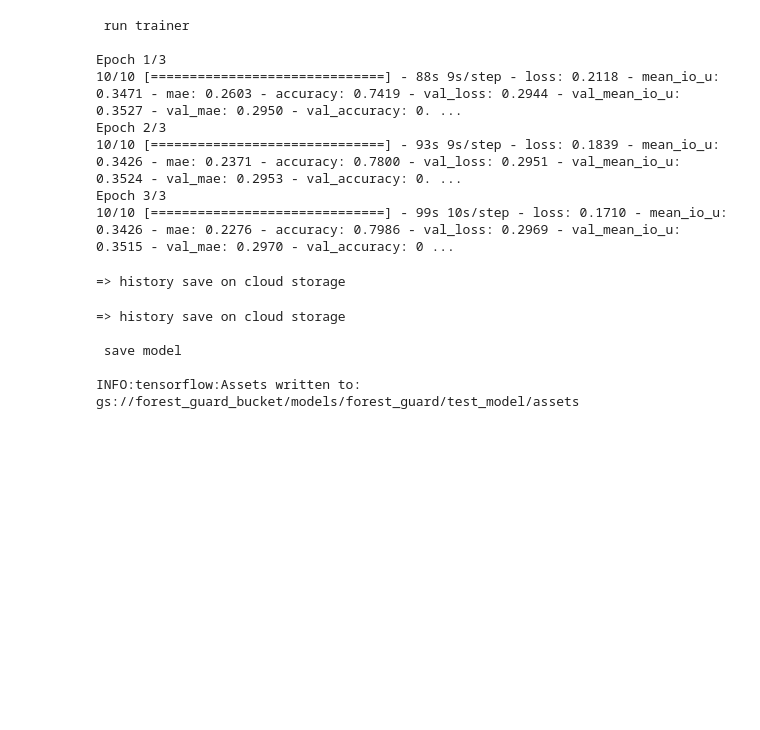
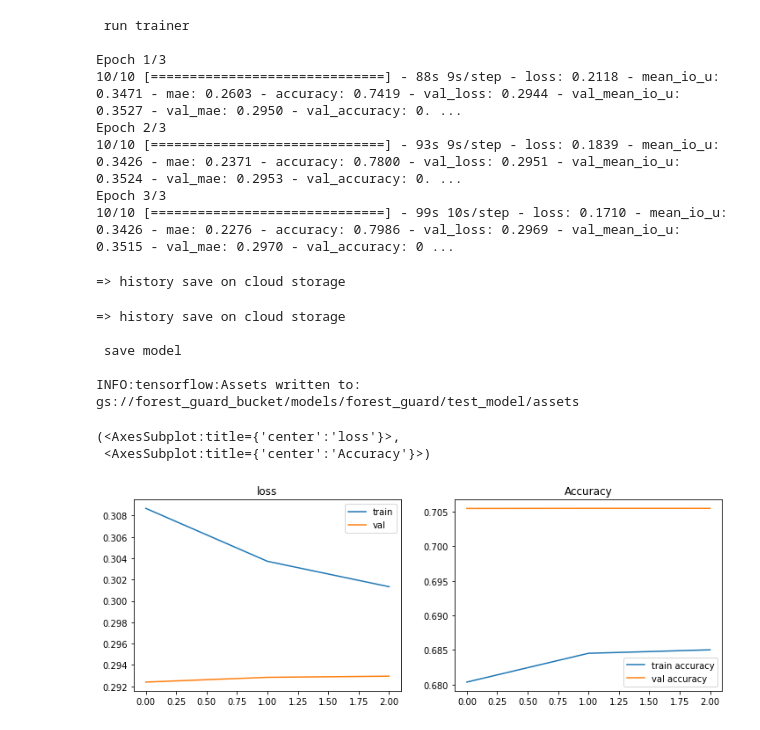
Before and after one commit to TheChwal/forest_guard, a Jupyter notebook: notebooks/JPRezler_test_generator.ipynb, the cells around one changed output. Saved outputs shown, nothing was run; the diff lists cells and outputs as text; code cells hidden in the pictures; blank space fills up the shorter version.

Commit message:
history function from colab

```diff
--- a/notebooks/JPRezler_test_generator.ipynb
+++ b/notebooks/JPRezler_test_generator.ipynb
@@ -348,3 +346,11 @@ from forest_guard.history import get_history_colab
+# %%
+from forest_guard.history import get_history_colab
+hist = get_history_colab('test_model')
+plot_history_accuracy(hist)
+# %% [output]
+(<AxesSubplot:title={'center':'loss'}>,
+ <AxesSubplot:title={'center':'Accuracy'}>)
+[figure, added]
 # %%
 # def plot_history(history, title='', axs=None, exp_name=""):
 #     if axs is not None:
```
Also changed, not shown: parts of 3 cells of this notebook, 2 other files.
